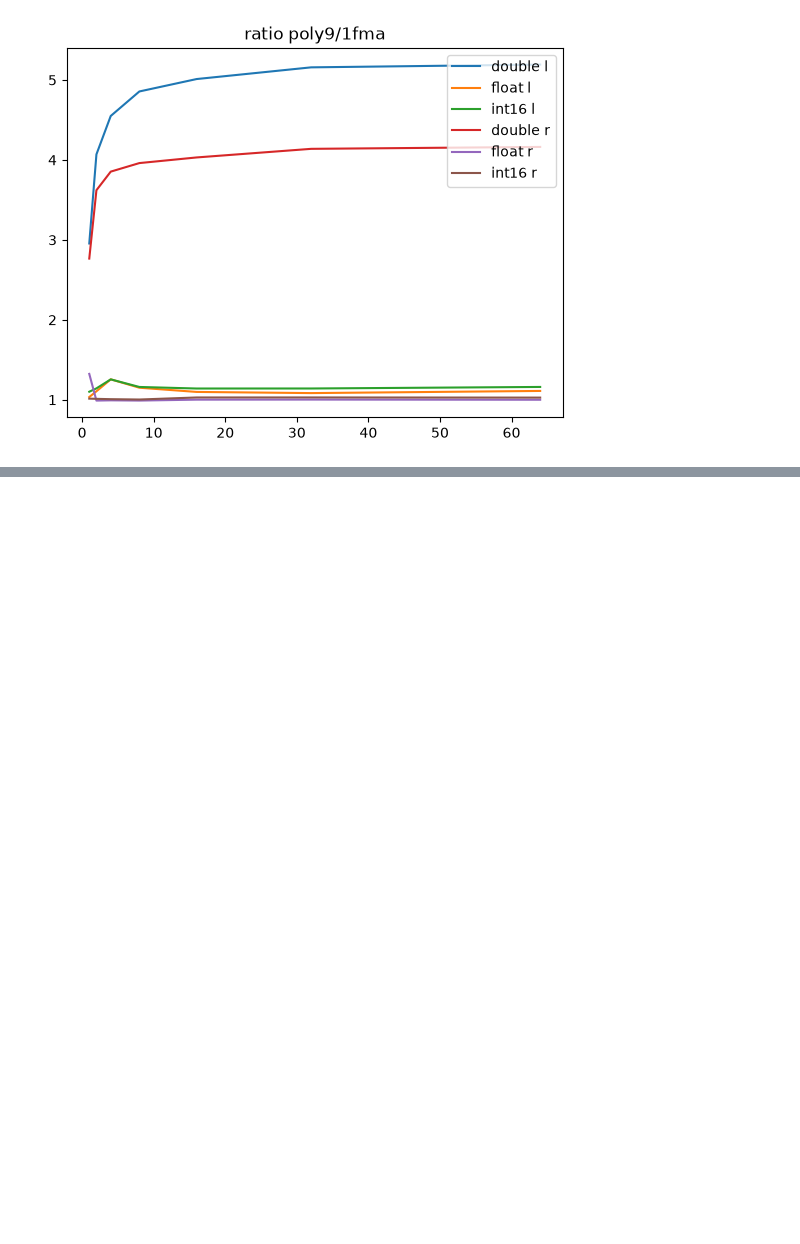
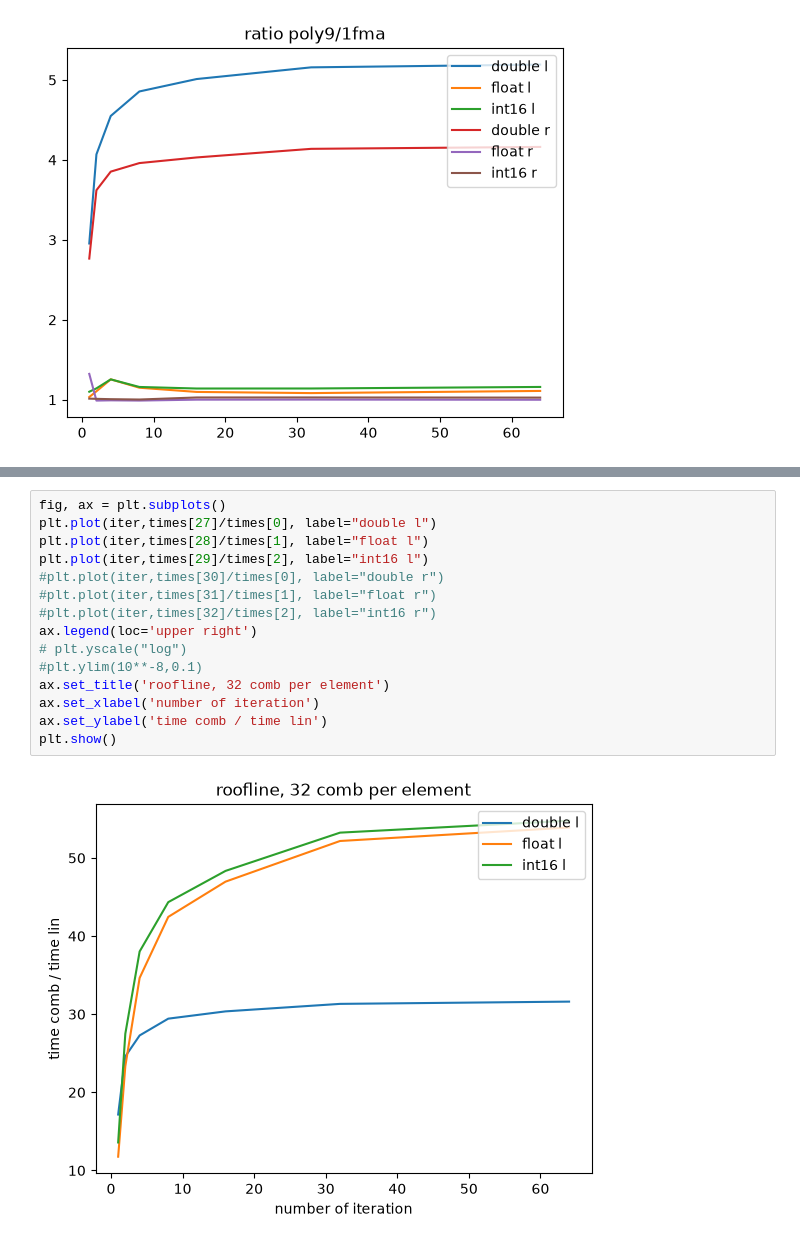
Before and after one commit to VinInn/pyTools, a Jupyter notebook: rooflineT4.ipynb, the cells around one changed output, grey strips where cells are left out. Drawn from its saved outputs; the diff is of its cells as text; blank space fills up the shorter version.

```diff
--- a/rooflineT4.ipynb
+++ b/rooflineT4.ipynb
@@ -176,0 +223,17 @@ plt.show()
+# %%
+fig, ax = plt.subplots()
+plt.plot(iter,times[27]/times[0], label="double l")
+plt.plot(iter,times[28]/times[1], label="float l")
+plt.plot(iter,times[29]/times[2], label="int16 l")
+#plt.plot(iter,times[30]/times[0], label="double r")
+#plt.plot(iter,times[31]/times[1], label="float r")
+#plt.plot(iter,times[32]/times[2], label="int16 r")
+ax.legend(loc='upper right')
+# plt.yscale("log")
+#plt.ylim(10**-8,0.1)
+ax.set_title('roofline, 32 comb per element')
+ax.set_xlabel('number of iteration')
+ax.set_ylabel('time comb / time lin')
+plt.show()
+# %% [output]
+[figure, added]
```
Also changed, not shown: parts of 2 cells of this notebook.
